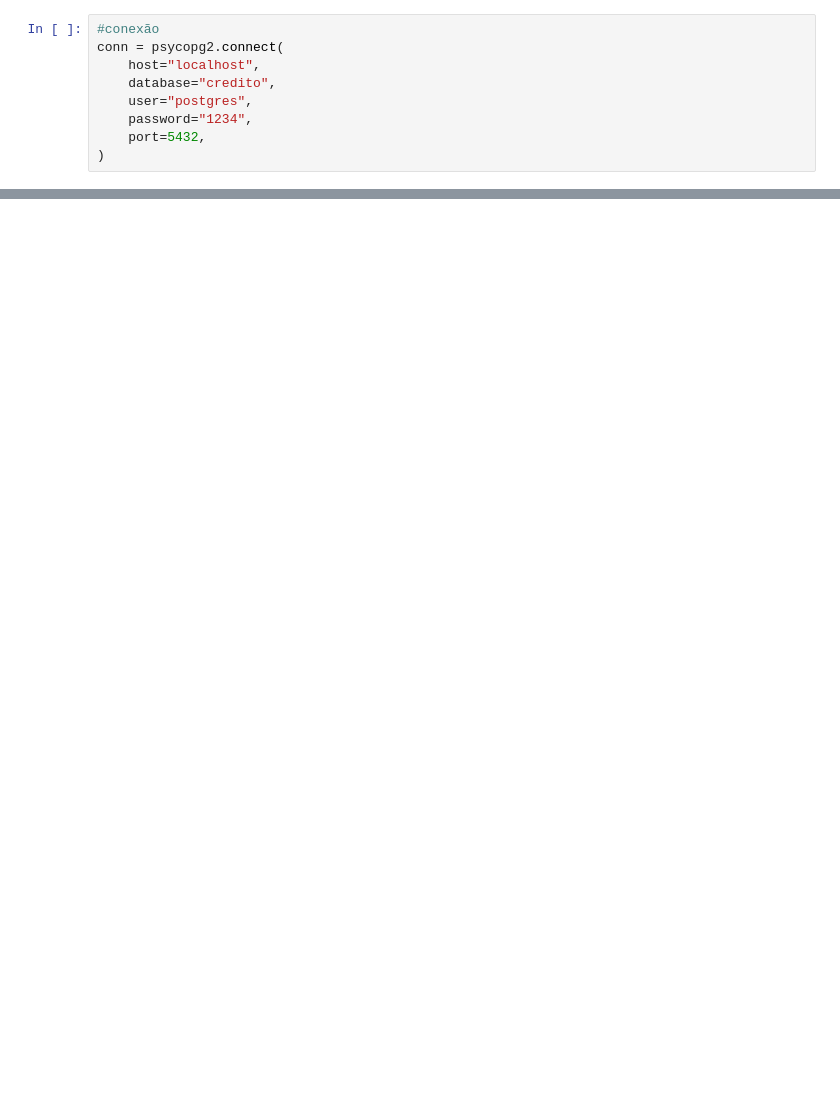
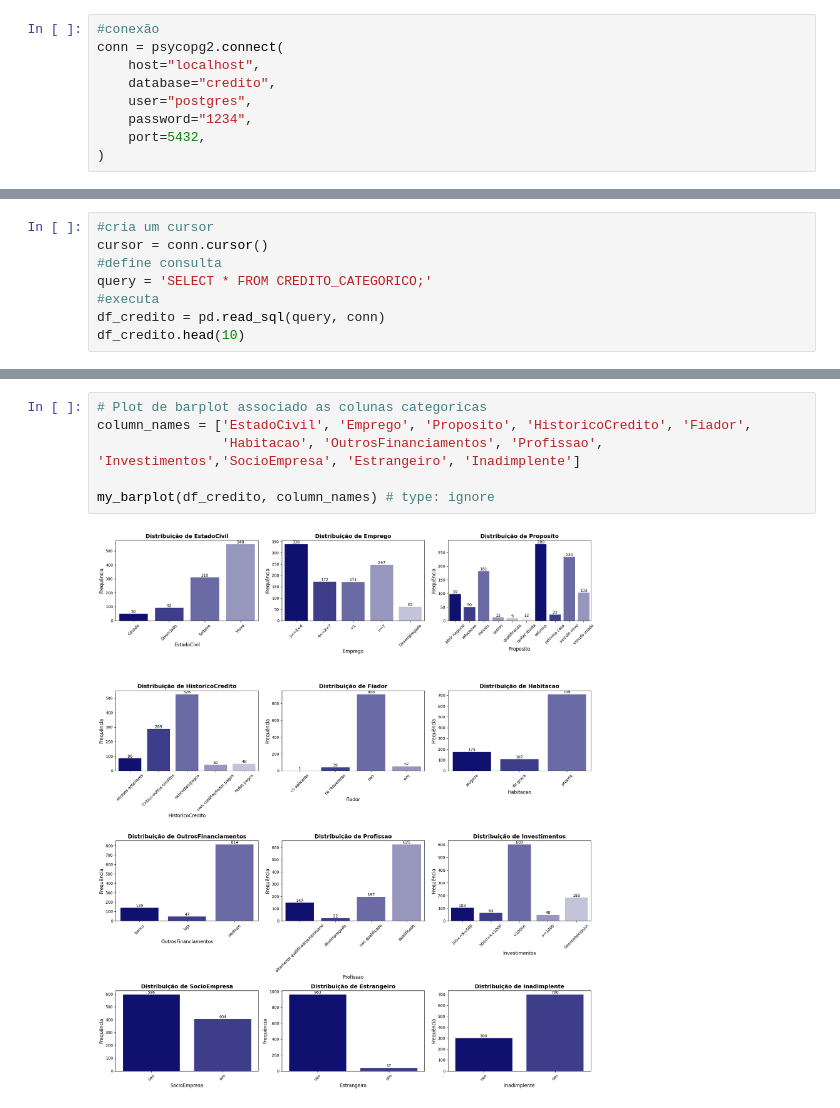
Before and after one commit to Ryans007/DateWithPython, a Jupyter notebook: Projeto Final/projeto_final.ipynb, the cells around one changed output, grey strips where cells are left out. Saved outputs shown, nothing was run; the diff lists cells and outputs as text; blank space fills up the shorter version.

```diff
--- a/Projeto Final/projeto_final.ipynb
+++ b/Projeto Final/projeto_final.ipynb
@@ -165,0 +24,8 @@ Coluna "Investimentos"
+# %%
+#cria um cursor
+cursor = conn.cursor()
+#define consulta
+query = 'SELECT * FROM CREDITO_CATEGORICO;'
+#executa
+df_credito = pd.read_sql(query, conn)
+df_credito.head(10)
@@ -165,0 +193,8 @@ Coluna "Investimentos"
+# %%
+# Plot de barplot associado as colunas categoricas
+column_names = ['EstadoCivil', 'Emprego', 'Proposito', 'HistoricoCredito', 'Fiador',
+                'Habitacao', 'OutrosFinanciamentos', 'Profissao', 'Investimentos','SocioEmpresa', 'Estrangeiro', 'Inadimplente']
+
+my_barplot(df_credito, column_names) # type: ignore
+# %% [output]
+[figure, added]
```
Also changed, not shown: parts of 48 cells of this notebook, 1 other file.
